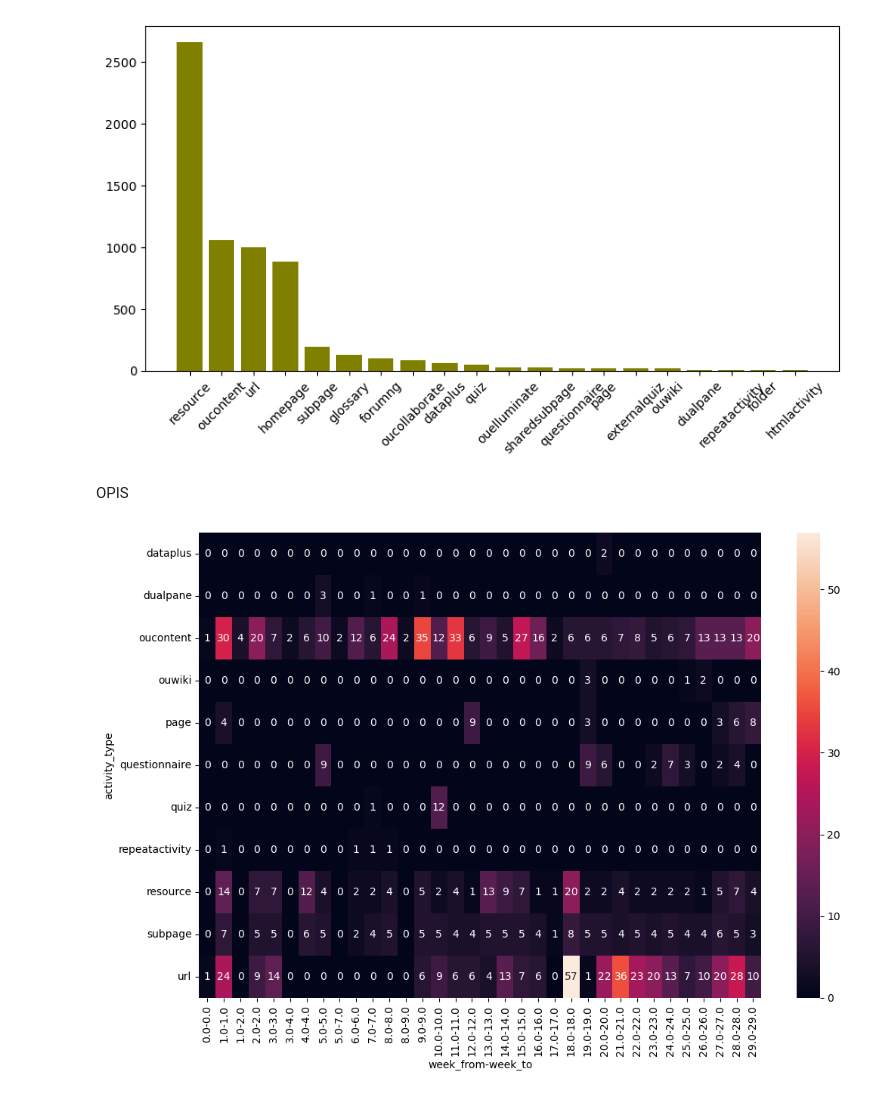
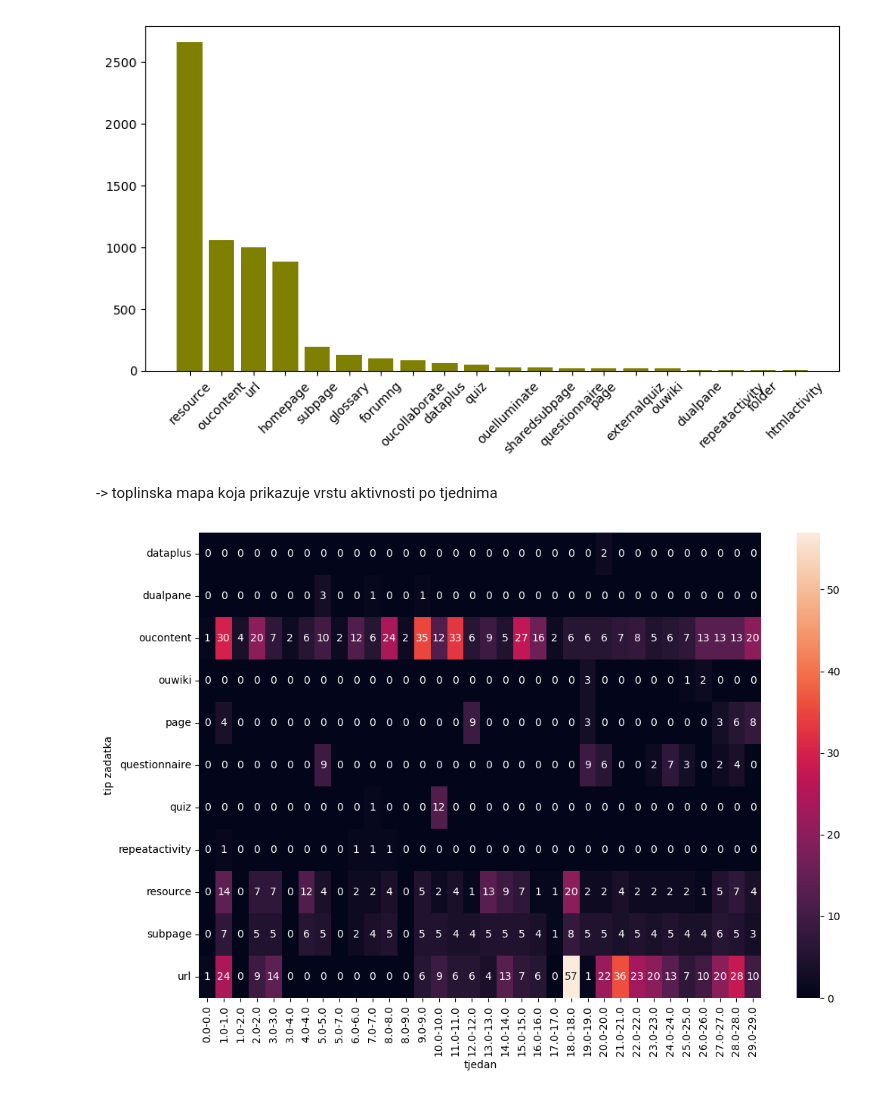
Before and after one commit to antoniamstr1/projekt-uuzop, a Jupyter notebook: prvi_dio.ipynb, the cells around one changed output. Saved outputs shown, nothing was run; the diff lists cells and outputs as text; code cells hidden in the pictures.

```diff
--- a/prvi_dio.ipynb
+++ b/prvi_dio.ipynb
@@ -515,13 +569,14 @@ plt.xticks(rotation=45)
 plt.show()
 # %% [output]
 [figure]
-# %% [markdown]
-OPIS
+# %% [markdown]
+-> toplinska mapa koja prikazuje vrstu aktivnosti po tjednima
 # %%
 aktivnosti = vle.pivot_table(index='activity_type', columns=['week_from', 'week_to'], aggfunc='size', fill_value=0)
-
 plt.figure(figsize=(12, 8))
 sns.heatmap(aktivnosti, annot=True)
+plt.xlabel("tjedan")
+plt.ylabel("tip zadatka")
 plt.show()
 # %% [output]
-[figure, old version]
+[figure, new version]
```
Also changed, not shown: parts of 19 cells of this notebook.
